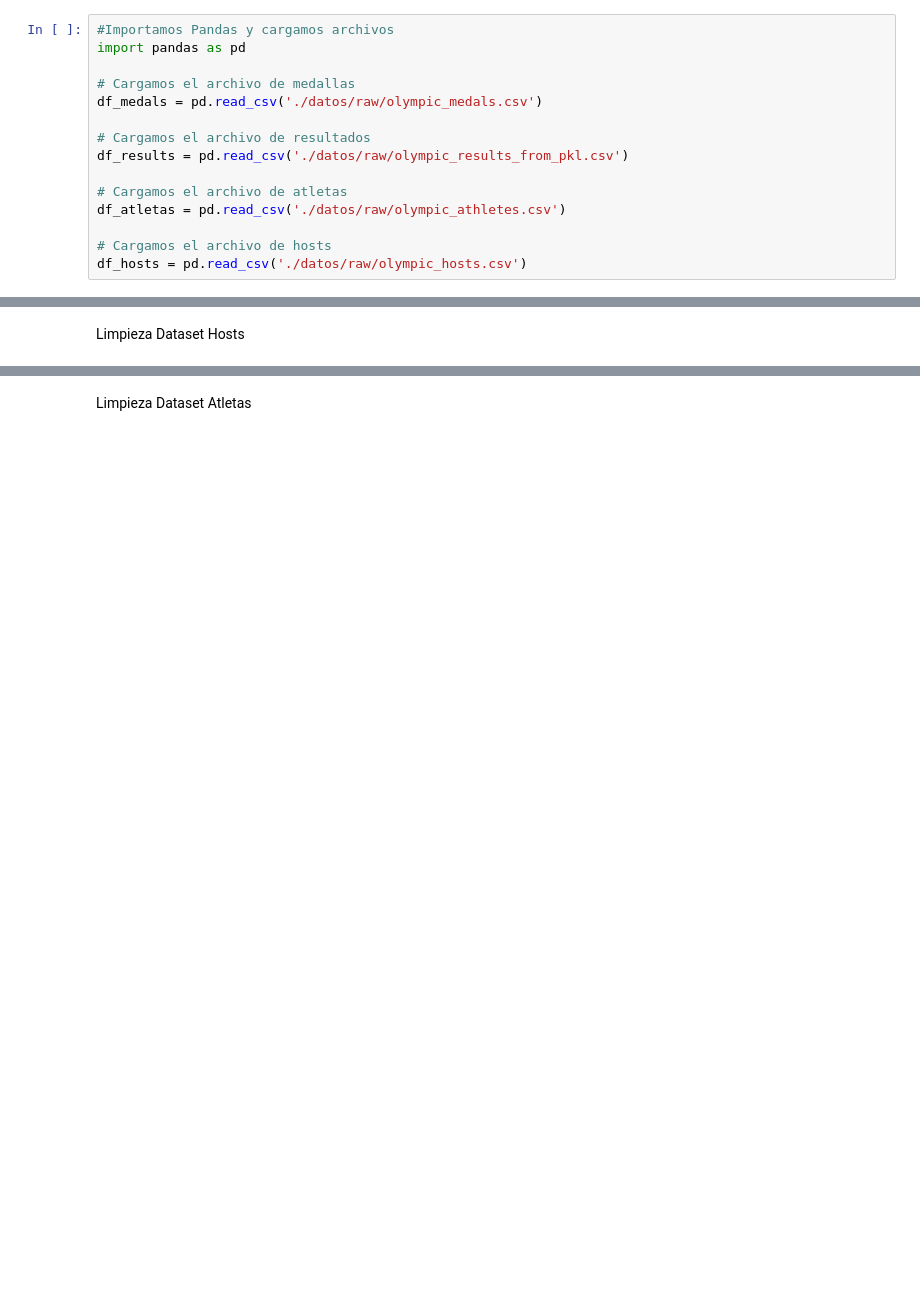
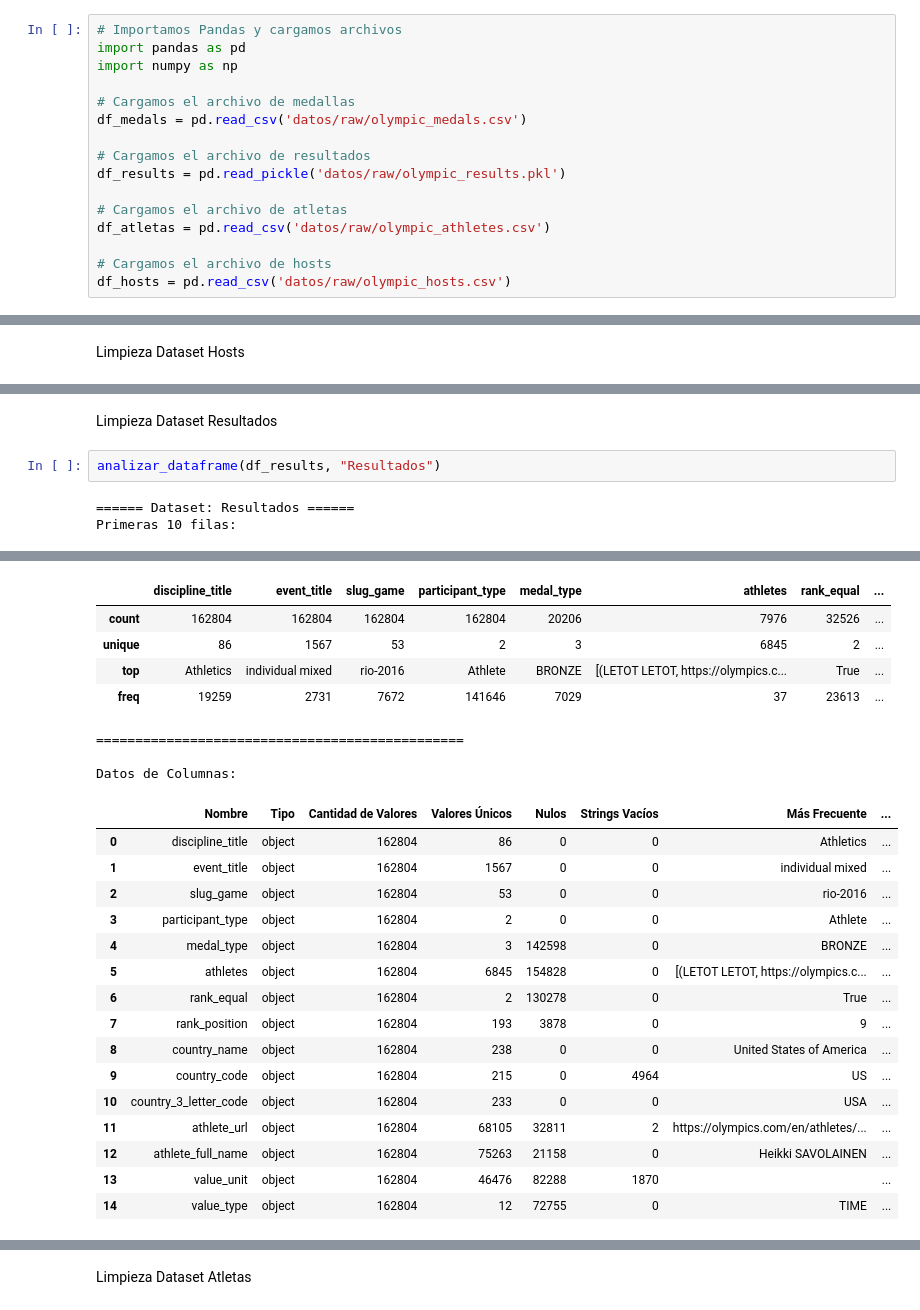
Before and after one commit to Hiro1308/obligatorio_olimpiadas, a Jupyter notebook: Obligatorio Big Data/3-procesamiento_refined.ipynb, the cells around one changed output, grey strips where cells are left out. Cells and saved outputs as stored; diff of their text form; blank space fills up the shorter version.

Commit message:
(BDO-6)-Limpieza-Hosts&Conversion - Integrando limpieza de datos con notebooks 2 y "analisis-datos"

```diff
--- a/Obligatorio Big Data/3-procesamiento_refined.ipynb
+++ b/Obligatorio Big Data/3-procesamiento_refined.ipynb
@@ -1,18 +1,19 @@
 # %% [markdown]
 Procesamiento Refined
 # %%
-#Importamos Pandas y cargamos archivos
+# Importamos Pandas y cargamos archivos
 import pandas as pd
+import numpy as np
 
 # Cargamos el archivo de medallas
-df_medals = pd.read_csv('./datos/raw/olympic_medals.csv')
+df_medals = pd.read_csv('datos/raw/olympic_medals.csv')
 
 # Cargamos el archivo de resultados
-df_results = pd.read_csv('./datos/raw/olympic_results_from_pkl.csv')
+df_results = pd.read_pickle('datos/raw/olympic_results.pkl')
 
 # Cargamos el archivo de atletas
-df_atletas = pd.read_csv('./datos/raw/olympic_athletes.csv')
+df_atletas = pd.read_csv('datos/raw/olympic_athletes.csv')
 
 # Cargamos el archivo de hosts
-df_hosts = pd.read_csv('./datos/raw/olympic_hosts.csv')
+df_hosts = pd.read_csv('datos/raw/olympic_hosts.csv')
 # %% [markdown]
@@ -98,0 +358,7 @@ dtype: object
+# %% [markdown]
+Limpieza Dataset Resultados
+# %%
+analizar_dataframe(df_results, "Resultados")
+# %% [output]
+====== Dataset: Resultados ======
+Primeras 10 filas:
@@ -98,0 +393,24 @@ dtype: object
+|  | discipline_title | event_title | slug_game | participant_type | medal_type | athletes | rank_equal | ... |
+| count | 162804 | 162804 | 162804 | 162804 | 20206 | 7976 | 32526 | ... |
+| unique | 86 | 1567 | 53 | 2 | 3 | 6845 | 2 | ... |
+| top | Athletics | individual mixed | rio-2016 | Athlete | BRONZE | [(LETOT LETOT, https://olympics.c... | True | ... |
+| freq | 19259 | 2731 | 7672 | 141646 | 7029 | 37 | 23613 | ... |
+===============================================
+
+Datos de Columnas:
+|  | Nombre | Tipo | Cantidad de Valores | Valores Únicos | Nulos | Strings Vacíos | Más Frecuente | ... |
+| 0 | discipline_title | object | 162804 | 86 | 0 | 0 | Athletics | ... |
+| 1 | event_title | object | 162804 | 1567 | 0 | 0 | individual mixed | ... |
+| 2 | slug_game | object | 162804 | 53 | 0 | 0 | rio-2016 | ... |
+| 3 | participant_type | object | 162804 | 2 | 0 | 0 | Athlete | ... |
+| 4 | medal_type | object | 162804 | 3 | 142598 | 0 | BRONZE | ... |
+| 5 | athletes | object | 162804 | 6845 | 154828 | 0 | [(LETOT LETOT, https://olympics.c... | ... |
+| 6 | rank_equal | object | 162804 | 2 | 130278 | 0 | True | ... |
+| 7 | rank_position | object | 162804 | 193 | 3878 | 0 | 9 | ... |
+| 8 | country_name | object | 162804 | 238 | 0 | 0 | United States of America | ... |
+| 9 | country_code | object | 162804 | 215 | 0 | 4964 | US | ... |
+| 10 | country_3_letter_code | object | 162804 | 233 | 0 | 0 | USA | ... |
+| 11 | athlete_url | object | 162804 | 68105 | 32811 | 2 | https://olympics.com/en/athletes/... | ... |
+| 12 | athlete_full_name | object | 162804 | 75263 | 21158 | 0 | Heikki SAVOLAINEN | ... |
+| 13 | value_unit | object | 162804 | 46476 | 82288 | 1870 |  | ... |
+| 14 | value_type | object | 162804 | 12 | 72755 | 0 | TIME | ... |
```
Also changed, not shown: parts of 32 cells of this notebook, 4 other files.
